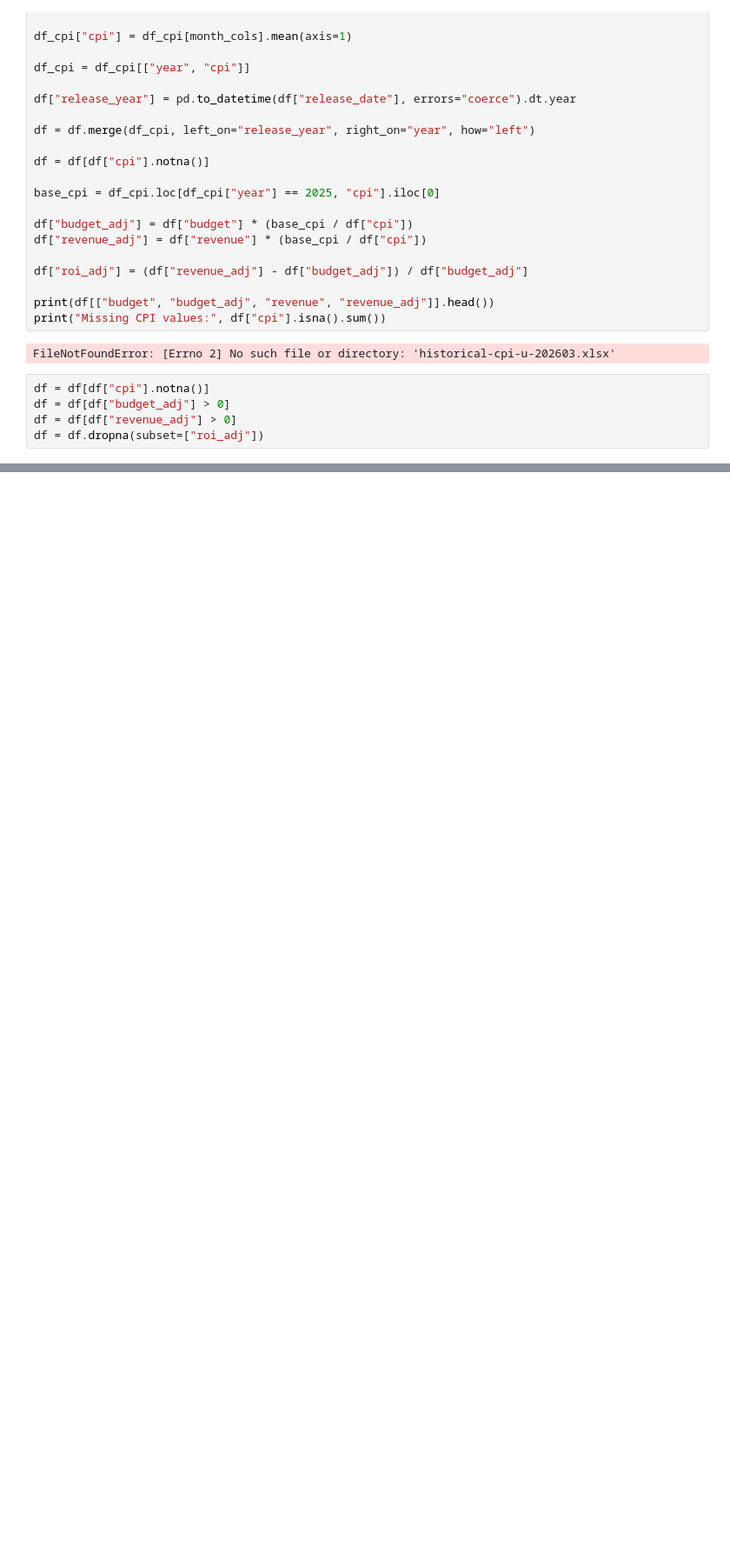
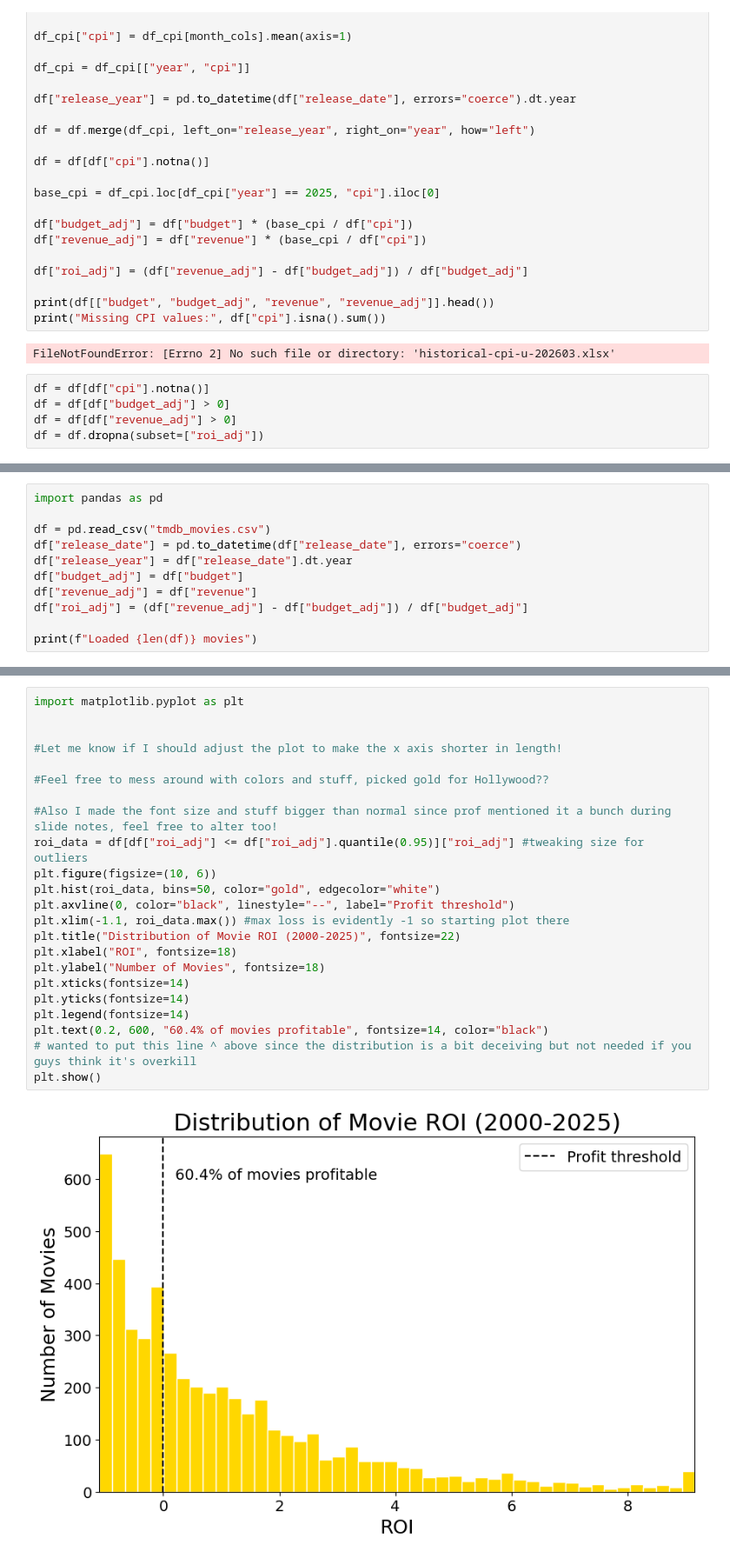
Before and after one commit to shuseiyokoi/DSCI549, a Jupyter notebook: src/DSCI_549_Group_Project.ipynb, the cells around one changed output, grey strips where cells are left out. Shown at 87% size. Cells and saved outputs as stored; diff of their text form; blank space fills up the shorter version.

Commit message:
add data overview, roi histo, and budget v. revenue scatter plot

```diff
--- a/src/DSCI_549_Group_Project.ipynb
+++ b/src/DSCI_549_Group_Project.ipynb
@@ -228,0 +221,11 @@ df = df.dropna(subset=["roi_adj"])
+# %%
+import pandas as pd
+
+df = pd.read_csv("tmdb_movies.csv")
+df["release_date"] = pd.to_datetime(df["release_date"], errors="coerce")
+df["release_year"] = df["release_date"].dt.year
+df["budget_adj"] = df["budget"]
+df["revenue_adj"] = df["revenue"]
+df["roi_adj"] = (df["revenue_adj"] - df["budget_adj"]) / df["budget_adj"]
+
+print(f"Loaded {len(df)} movies")
@@ -228,0 +282,25 @@ df = df.dropna(subset=["roi_adj"])
+# %%
+import matplotlib.pyplot as plt
+
+
+#Let me know if I should adjust the plot to make the x axis shorter in length!
+
+#Feel free to mess around with colors and stuff, picked gold for Hollywood??
+
+#Also I made the font size and stuff bigger than normal since prof mentioned it a bunch during slide notes, feel free to alter too!
+roi_data = df[df["roi_adj"] <= df["roi_adj"].quantile(0.95)]["roi_adj"] #tweaking size for outliers
+plt.figure(figsize=(10, 6))
+plt.hist(roi_data, bins=50, color="gold", edgecolor="white")
+plt.axvline(0, color="black", linestyle="--", label="Profit threshold")
+plt.xlim(-1.1, roi_data.max()) #max loss is evidently -1 so starting plot there
+plt.title("Distribution of Movie ROI (2000-2025)", fontsize=22)
+plt.xlabel("ROI", fontsize=18)
+plt.ylabel("Number of Movies", fontsize=18)
+plt.xticks(fontsize=14)
+plt.yticks(fontsize=14)
+plt.legend(fontsize=14)
+plt.text(0.2, 600, "60.4% of movies profitable", fontsize=14, color="black")
+# wanted to put this line ^ above since the distribution is a bit deceiving but not needed if you guys think it's overkill
+plt.show()
+# %% [output]
+[figure, added]
```
Also changed, not shown: parts of 8 cells of this notebook.
